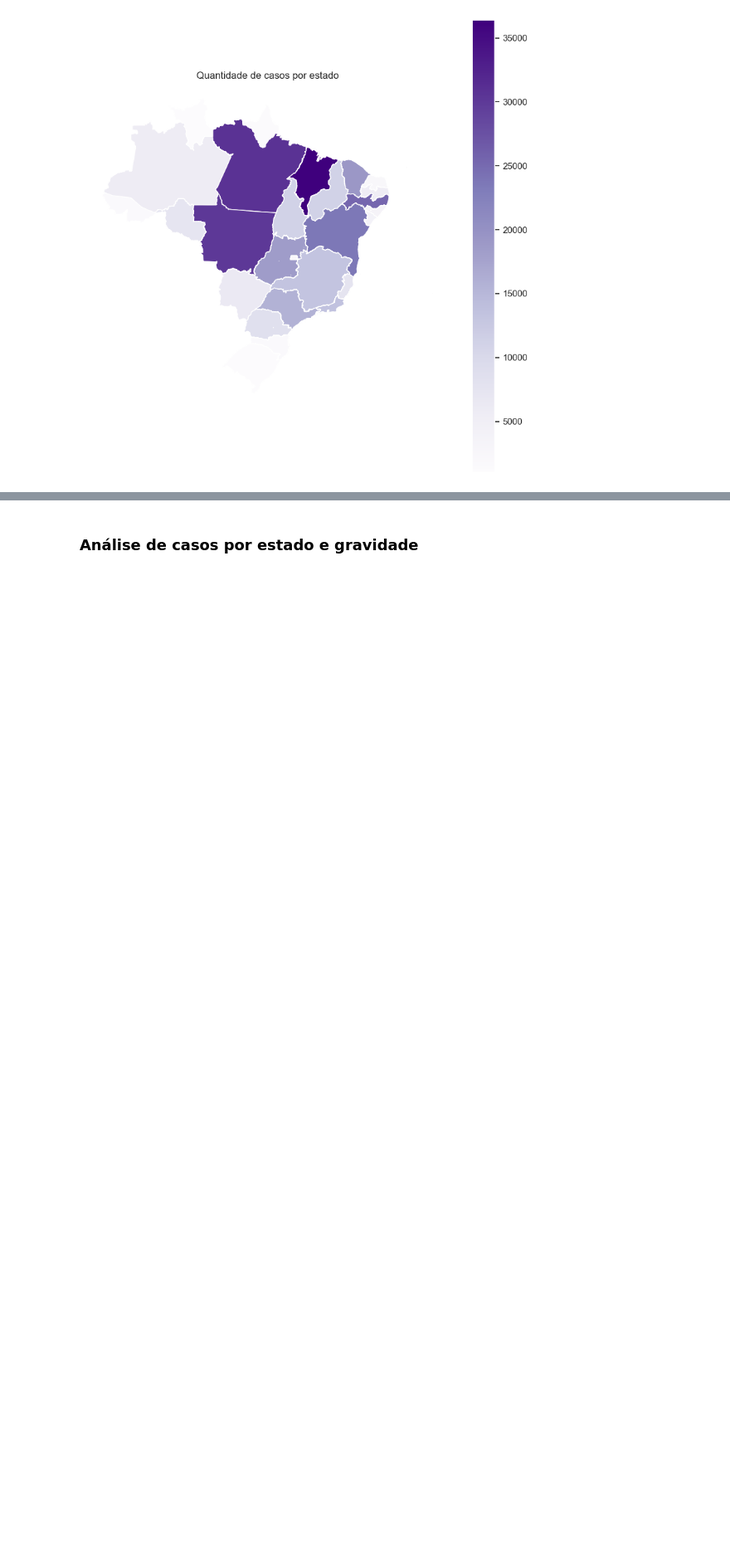
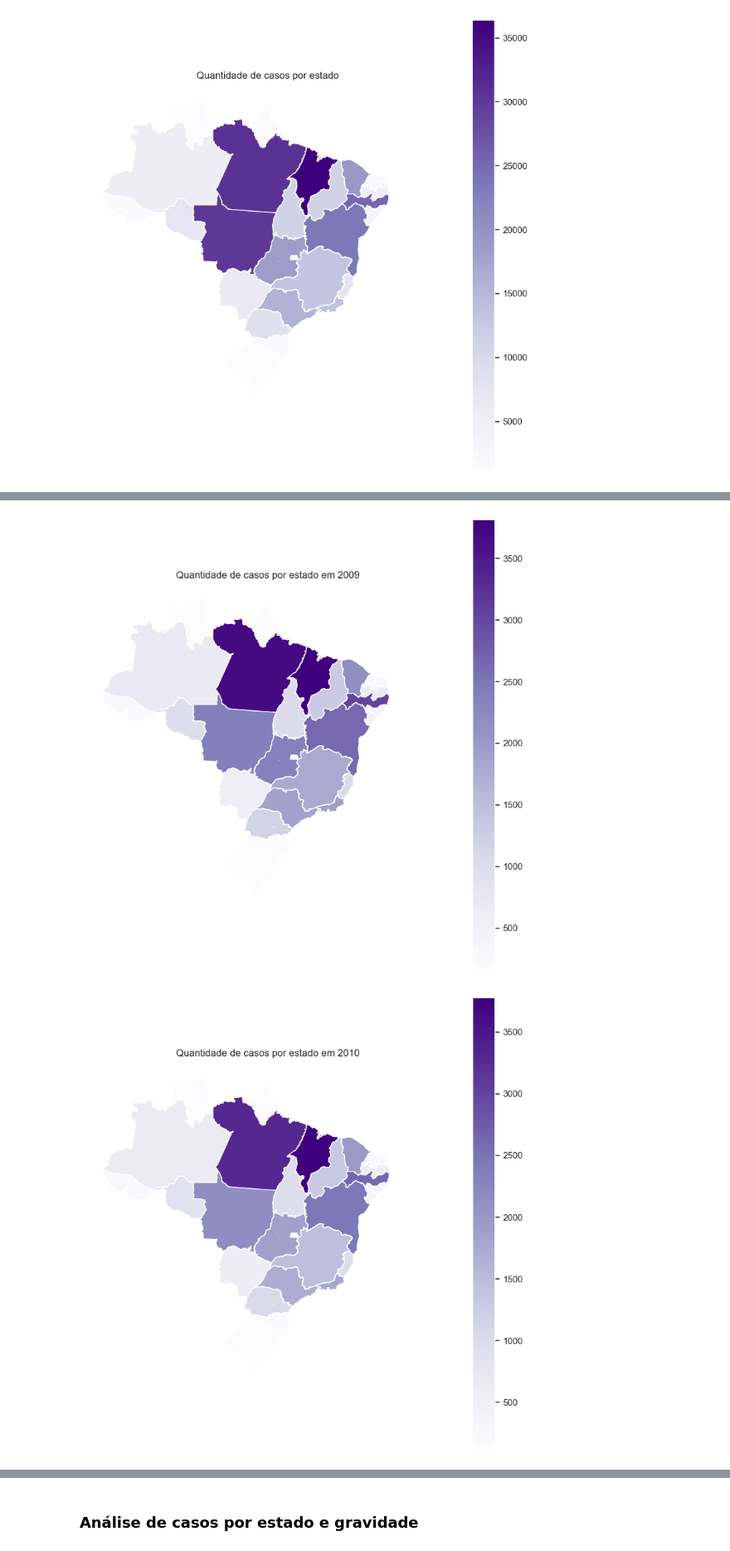
Before and after one commit to datasci4health/projects2023, a Jupyter notebook: hans_project/notebooks/EDA_Hans.ipynb, the cells around one changed output, grey strips where cells are left out. Shown at 83% size. Cells and saved outputs as stored; diff of their text form; code cells hidden in the pictures; blank space fills up the shorter version.

Commit message:
cria gif com graficos por ano

```diff
--- a/hans_project/notebooks/EDA_Hans.ipynb
+++ b/hans_project/notebooks/EDA_Hans.ipynb
@@ -69,0 +72,4 @@ plt.show()
+# %%
+df_hans_states_per_year = df_hans[['UFATUAL', 'NU_ANO']].value_counts().to_frame().reset_index()
+df_hans_states_per_year = df_hans_states_per_year.rename(columns={'UFATUAL': 'UF', 0: 'Contagem'})
+df_hans_states_per_year.head()
@@ -69,0 +83,33 @@ plt.show()
+# %%
+years_analysis = df_hans_states_per_year['NU_ANO'].unique()
+years_analysis.sort()
+# %%
+for i in range(len(years_analysis)):
+    year = years_analysis[i]
+    # Combina o DataFrame com o GeoDataFrame do mapa
+    map_occurrences = map.merge(df_hans_states_per_year[df_hans_states_per_year['NU_ANO']==year], left_on='SIGLA_UF', right_on='UF')
+    map_occurrences.drop(['NU_ANO'], axis=1, inplace=True)
+    map_occurrences.fillna(0, inplace=True)
+
+    # Plot do mapa do Brasil com os dados
+    fig, ax = plt.subplots(figsize=(10, 10))
+    map_occurrences.plot(column='Contagem', cmap='Purples', ax=ax, legend=True)
+    ax.set_title('Quantidade de casos por estado em {}'.format(year))
+    ax.set_axis_off()
+
+    # Salva a imagem com o nome do ano
+    plt.savefig('../assets/graficos/mapa_{}.png'.format(year))
+
+# usar a biblioteca imageio para criar o gif a partir das imagens salvas
+imagens = []
+for i in range(len(years_analysis)):
+    year = years_analysis[i]
+    nome_arquivo = f'../assets/graficos/mapa_{year}.png'
+    imagem = imageio.imread(nome_arquivo)
+    imagens.append(imagem)
+
+# criar o gif a partir das imagens
+imageio.mimsave('../assets/graficos/graficos.gif', imagens, fps=2)
+# %% [output]
+[figure, added]
+[figure, added]
```
Also changed, not shown: parts of 6 cells of this notebook, 12 other files.
